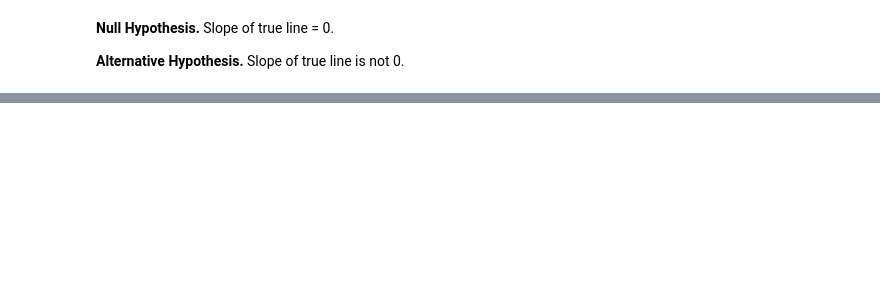
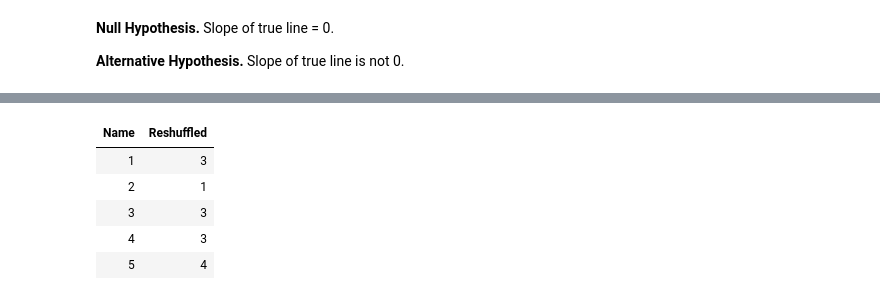
Before and after one commit to AUP-CS2065/lecture, a Jupyter notebook: lec11.ipynb, the cells around one changed output, grey strips where cells are left out. Drawn from its saved outputs; the diff is of its cells as text; code cells hidden in the pictures; blank space fills up the shorter version.

```diff
--- a/lec11.ipynb
+++ b/lec11.ipynb
@@ -705,0 +1067,3 @@ bootstrap_slope(births, 'Maternal Age', 'Birth Weight', 2500)
+# %%
+values = Table().with_columns('Name', make_array(1,2,3,4,5))
+values
@@ -705,0 +1077,9 @@ bootstrap_slope(births, 'Maternal Age', 'Birth Weight', 2500)
+# %%
+values.with_column("Reshuffled", values.sample(with_replacement=True).column(0))
+# %% [output]
+| Name | Reshuffled |
+| 1 | 3 |
+| 2 | 1 |
+| 3 | 3 |
+| 4 | 3 |
+| 5 | 4 |
```
Also changed, not shown: parts of 106 cells of this notebook, 1 other file.
